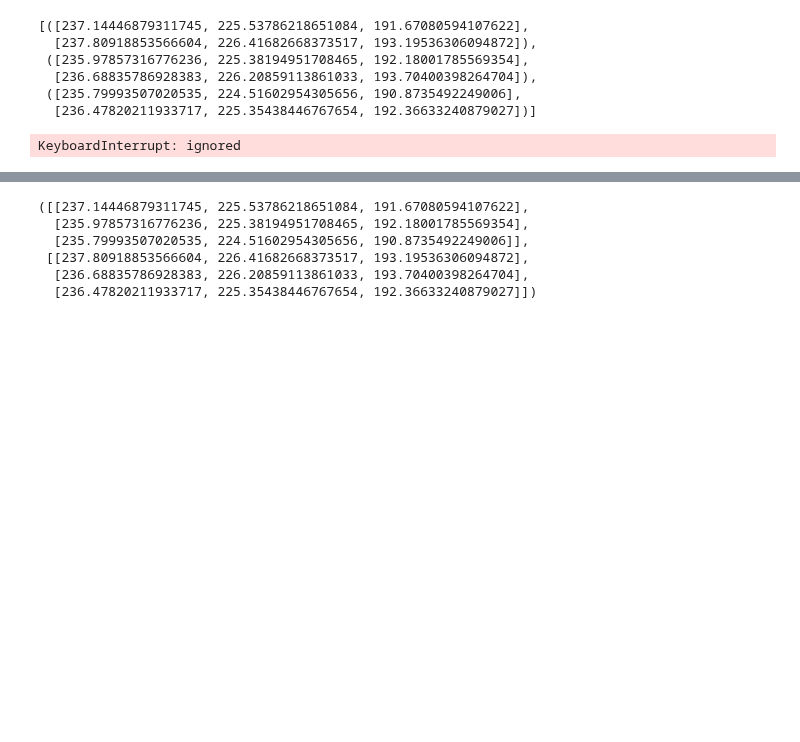
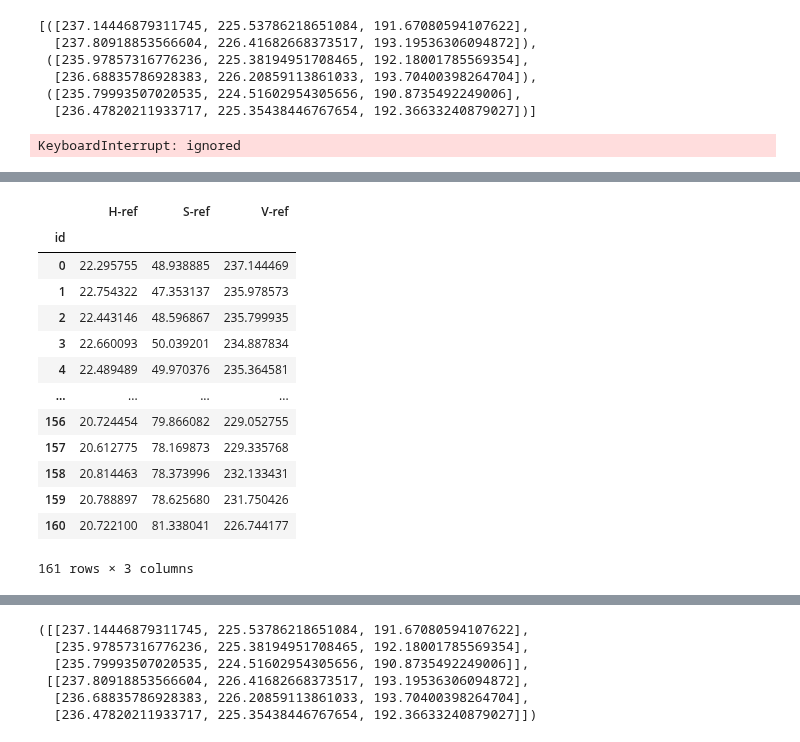
Before and after one commit to waraporn19/Project_2021_matchingcolor, a Jupyter notebook: P1A0.ipynb, the cells around one changed output, grey strips where cells are left out. Cells and saved outputs as stored; diff of their text form; code cells hidden in the pictures; blank space fills up the shorter version.

```diff
--- a/P1A0.ipynb
+++ b/P1A0.ipynb
@@ -266,4 +317,38 @@ S2
+# %%
+list_total11 = list()
+for img in A1_set1['ชื่อไฟล์ข้อมูล']:
+  S1_double = img
+  full_path_to_file2 = os.path.join(S1_double)
+  blob_service_client.get_blob_to_path('shadeimg', full_path_to_file2, full_path_to_file2)
+  imgS1_A1A1_1  = cv2.imread(S1_double) #HSV
+  S1HSV_imgA1A1_1= cv2.cvtColor(imgS1_A1A1_1, cv2.COLOR_BGR2HSV)
+  S1meanA1_1 = list()
+  for i in range(S1HSV_imgA1A1_1.shape[0]):
+     for j in range(S1HSV_imgA1A1_1.shape[1]):
+                if 1769<i<1881 and 2019<j<2131 :
+                  S1meanA1_1.append(S1HSV_imgA1A1_1[i][j])
+  S1meanA1_1 = np.array(S1meanA1_1)
+  S1rgbrefA1_1 = list()
+  for i in range(3):
+    S1rgbrefA1_1.append(S1meanA1_1[:,i].mean())
+  list_total11.append(S1rgbrefA1_1)
 # %%
 cols=['H-ref', 'S-ref' , 'V-ref']
-S2=pd.DataFrame(list_total1,columns=cols)
-S2
+S11=pd.DataFrame(list_total11,columns=cols)
+S11.index.names=['id']
+S11
+# %% [output]
+|  | H-ref | S-ref | V-ref |
+| id |  |  |  |
+| 0 | 22.295755 | 48.938885 | 237.144469 |
+| 1 | 22.754322 | 47.353137 | 235.978573 |
+| 2 | 22.443146 | 48.596867 | 235.799935 |
+| 3 | 22.660093 | 50.039201 | 234.887834 |
+| 4 | 22.489489 | 49.970376 | 235.364581 |
+| ... | ... | ... | ... |
+| 156 | 20.724454 | 79.866082 | 229.052755 |
+| 157 | 20.612775 | 78.169873 | 229.335768 |
+| 158 | 20.814463 | 78.373996 | 232.133431 |
+| 159 | 20.788897 | 78.625680 | 231.750426 |
+| 160 | 20.722100 | 81.338041 | 226.744177 |
+161 rows × 3 columns
```
Also changed, not shown: parts of 17 cells of this notebook.
